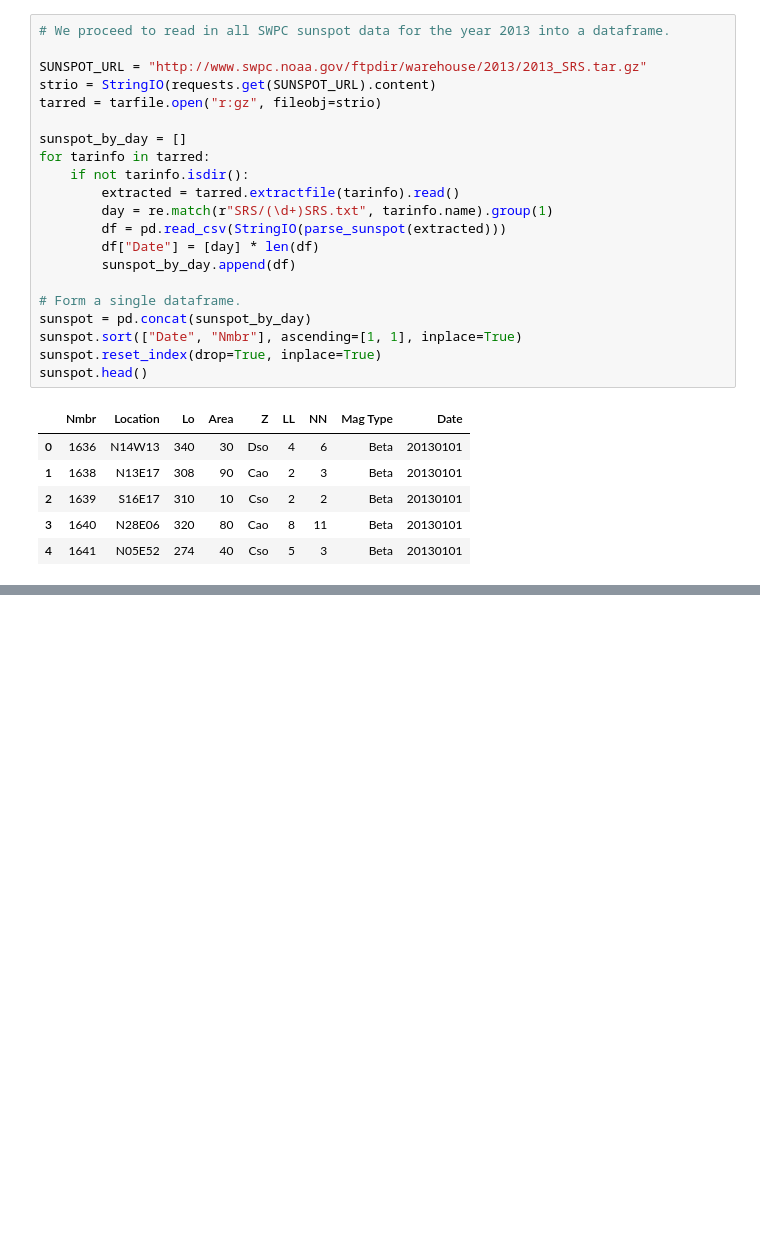
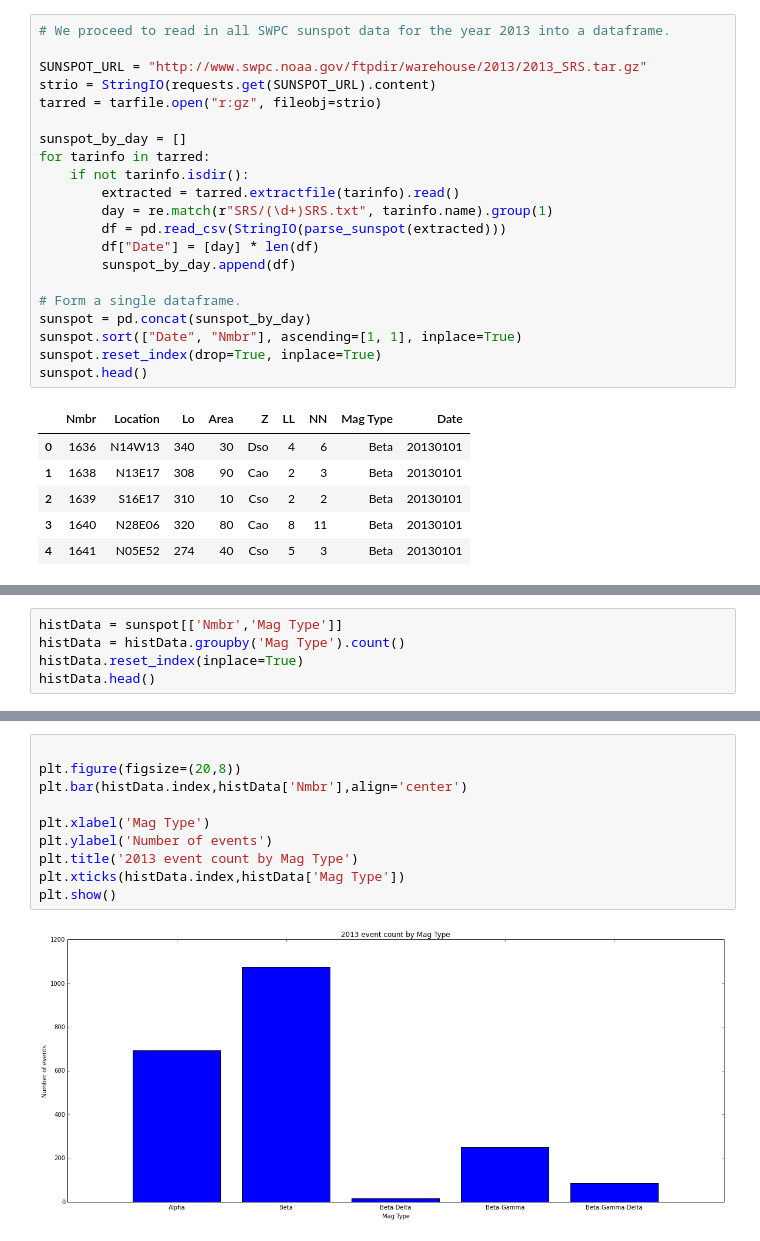
Before and after one commit to Nschanche/Flare_peaks, a Jupyter notebook: flare_project.ipynb, the cells around one changed output, grey strips where cells are left out. Cells and saved outputs as stored; diff of their text form; blank space fills up the shorter version.

Commit message:
Added 2013 Mag Type count

```diff
--- a/flare_project.ipynb
+++ b/flare_project.ipynb
@@ -363,0 +375,5 @@ sunspot.head()
+# %%
+histData = sunspot[['Nmbr','Mag Type']]
+histData = histData.groupby('Mag Type').count()
+histData.reset_index(inplace=True)
+histData.head()
@@ -363,0 +390,12 @@ sunspot.head()
+# %%
+
+plt.figure(figsize=(20,8))
+plt.bar(histData.index,histData['Nmbr'],align='center')
+
+plt.xlabel('Mag Type')
+plt.ylabel('Number of events')
+plt.title('2013 event count by Mag Type')
+plt.xticks(histData.index,histData['Mag Type'])
+plt.show()
+# %% [output]
+[figure, added]
```
Also changed, not shown: parts of 3 cells of this notebook.
